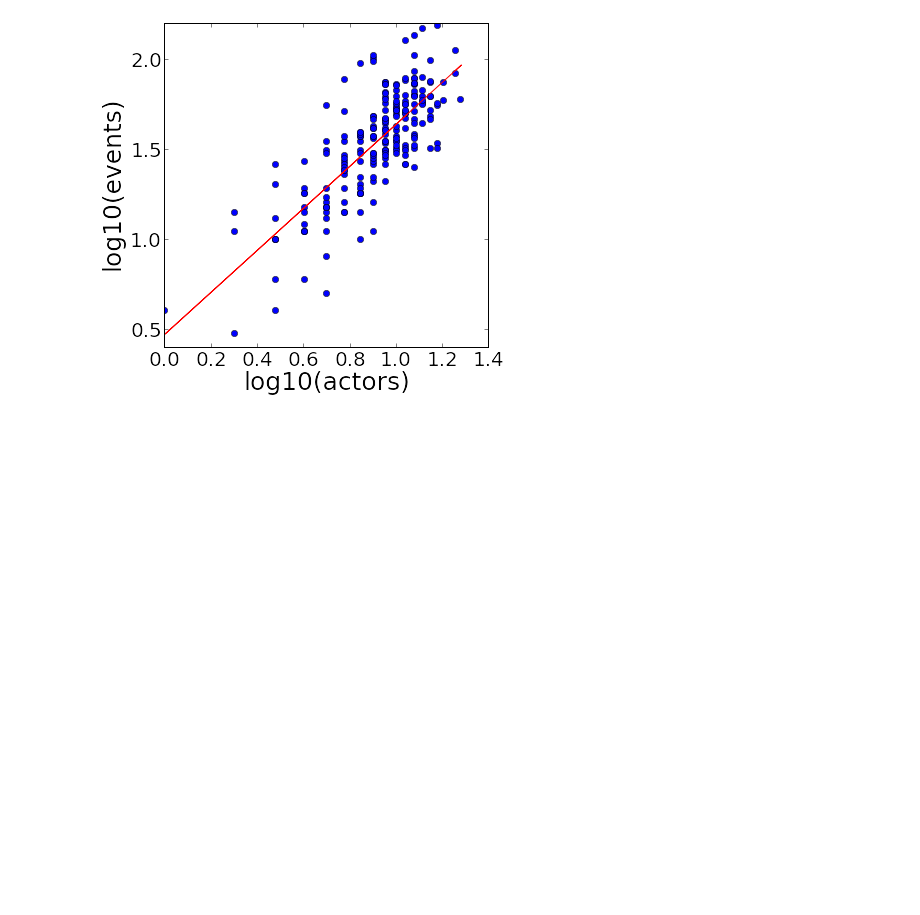
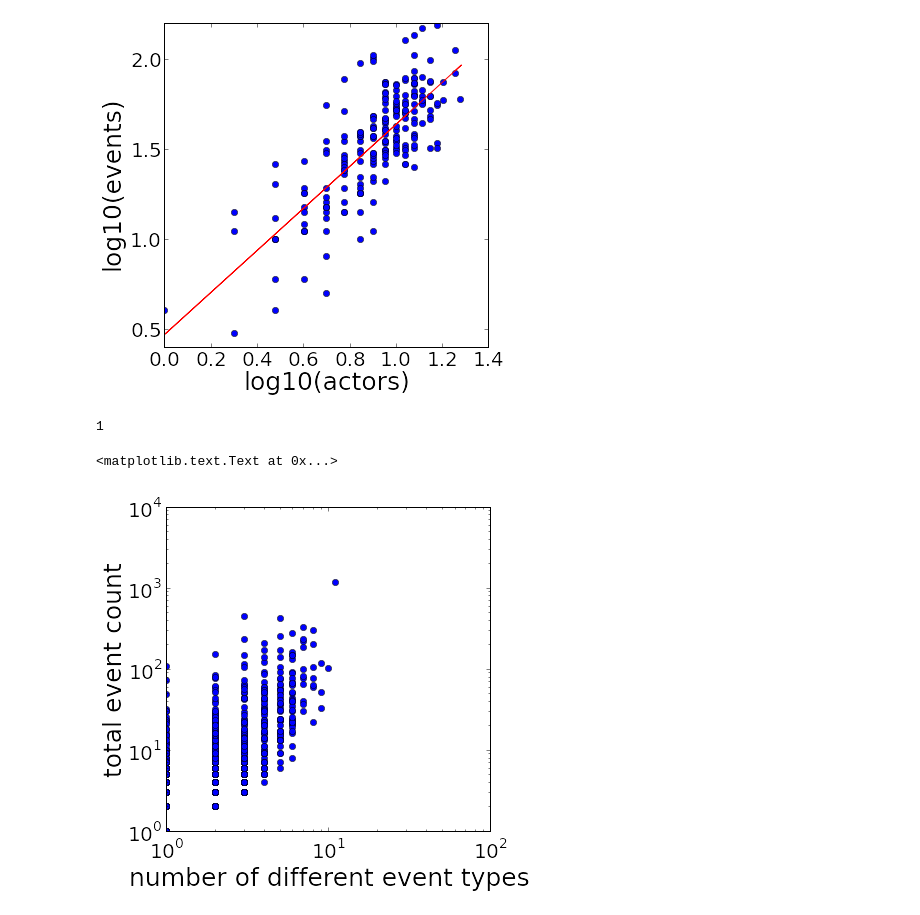
Before and after one commit to wazaahhh/AstroWeekStudy, a Jupyter notebook: python_code/AstroProductiveBursts.ipynb, the cells around one changed output. Drawn from its saved outputs; the diff is of its cells as text; code cells hidden in the pictures; blank space fills up the shorter version.

```diff
--- a/python_code/AstroProductiveBursts.ipynb
+++ b/python_code/AstroProductiveBursts.ipynb
@@ -98,3 +102,37 @@ ylabel("log10(%s)"%y_type)
 (1.1672450236125842, 0.47701031156016183, 0.7702948411943914, 4.3809144935886741e-44, 0.065748574679360169)
 <matplotlib.text.Text at 0x...>
 [figure]
+# %%
+def PrepareRepoDf(df):
+    u_repo_url = np.unique(df.repo_url.values)
+    repo_dic = {}
+    for repo_url in u_repo_url[:]:
+        #print repo_url
+        created_at = df[df['repo_url']==repo_url]['repo_created_at'][0]
+        event_count = len(df[df['repo_url']==repo_url])
+        user_count = len(np.unique(df[df['repo_url']==repo_url]['actor'].values))
+        type_freq = dict(zip(*np.unique(df[df['repo_url']==repo_url]['type'].values, return_counts=True)))
+        repo_dic[repo_url] = {"event_count": event_count, "user_count" : user_count,'created_at':created_at,'type_freq':type_freq}
+
+    return repo_dic
+# %%
+repo_dic = PrepareRepoDf(df)
+# %%
+uc = []
+ec = []
+len_type_freq = []
+for key in repo_dic.keys():
+    uc.append(repo_dic[key]['user_count'])
+    ec.append(repo_dic[key]['event_count'])
+    len_type_freq.append(len(repo_dic[key]['type_freq']))
+# %%
+len(repo_dic[key]['type_freq'])
+# %% [output]
+1
+# %%
+loglog(len_type_freq,ec,'o')
+pl.xlabel("number of different event types")
+pl.ylabel("total event count")
+# %% [output]
+<matplotlib.text.Text at 0x...>
+[figure, added]
```
Also changed, not shown: parts of 7 cells of this notebook, 10 other files.
